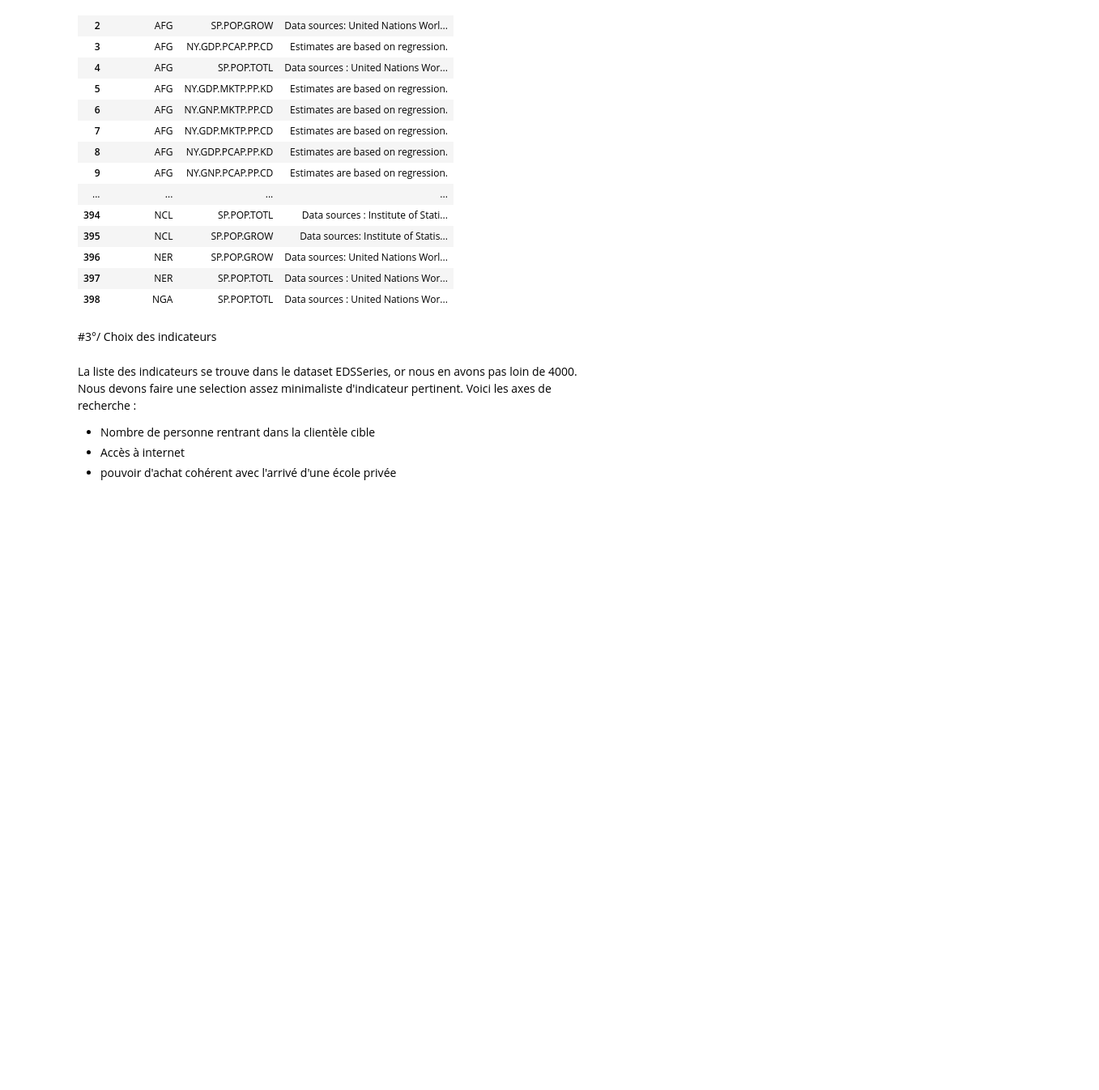
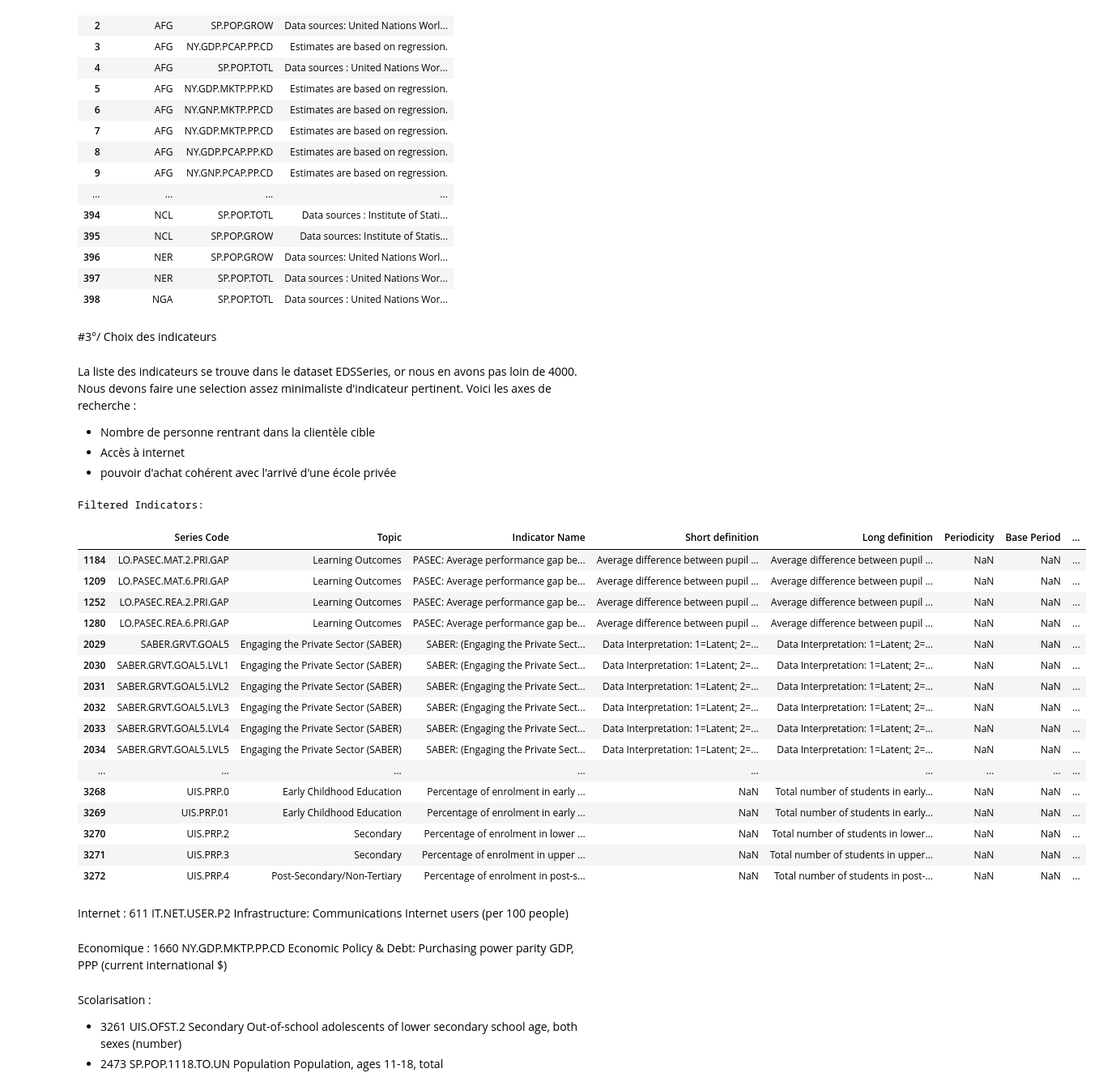
Before and after one commit to bema1015/ProjDataEng, a Jupyter notebook: Projet2/projet2_dev.ipynb, the cells around one changed output. Shown at 81% size. Cells and saved outputs as stored; diff of their text form; code cells hidden in the pictures; blank space fills up the shorter version.

```diff
--- a/Projet2/projet2_dev.ipynb
+++ b/Projet2/projet2_dev.ipynb
@@ -504,3 +504,38 @@ La liste des indicateurs se trouve dans le dataset EDSSeries, or nous en avons p
 - Nombre de personne rentrant dans la clientèle cible
 - Accès à internet
 - pouvoir d'achat cohérent avec l'arrivé d'une école privée
+# %%
+keywords = ['private']
+filtered_indicators = EDSSeries[EDSSeries['Indicator Name'].str.contains('|'.join(keywords), case=False, na=False)]
+
+print("Filtered Indicators:")
+display(filtered_indicators)
+# %% [output]
+Filtered Indicators:
+|  | Series Code | Topic | Indicator Name | Short definition | Long definition | Periodicity | Base Period | ... |
+| 1184 | LO.PASEC.MAT.2.PRI.GAP | Learning Outcomes | PASEC: Average performance gap be... | Average difference between pupil ... | Average difference between pupil ... | NaN | NaN | ... |
+| 1209 | LO.PASEC.MAT.6.PRI.GAP | Learning Outcomes | PASEC: Average performance gap be... | Average difference between pupil ... | Average difference between pupil ... | NaN | NaN | ... |
+| 1252 | LO.PASEC.REA.2.PRI.GAP | Learning Outcomes | PASEC: Average performance gap be... | Average difference between pupil ... | Average difference between pupil ... | NaN | NaN | ... |
+| 1280 | LO.PASEC.REA.6.PRI.GAP | Learning Outcomes | PASEC: Average performance gap be... | Average difference between pupil ... | Average difference between pupil ... | NaN | NaN | ... |
+| 2029 | SABER.GRVT.GOAL5 | Engaging the Private Sector (SABER) | SABER: (Engaging the Private Sect... | Data Interpretation: 1=Latent; 2=... | Data Interpretation: 1=Latent; 2=... | NaN | NaN | ... |
+| 2030 | SABER.GRVT.GOAL5.LVL1 | Engaging the Private Sector (SABER) | SABER: (Engaging the Private Sect... | Data Interpretation: 1=Latent; 2=... | Data Interpretation: 1=Latent; 2=... | NaN | NaN | ... |
+| 2031 | SABER.GRVT.GOAL5.LVL2 | Engaging the Private Sector (SABER) | SABER: (Engaging the Private Sect... | Data Interpretation: 1=Latent; 2=... | Data Interpretation: 1=Latent; 2=... | NaN | NaN | ... |
+| 2032 | SABER.GRVT.GOAL5.LVL3 | Engaging the Private Sector (SABER) | SABER: (Engaging the Private Sect... | Data Interpretation: 1=Latent; 2=... | Data Interpretation: 1=Latent; 2=... | NaN | NaN | ... |
+| 2033 | SABER.GRVT.GOAL5.LVL4 | Engaging the Private Sector (SABER) | SABER: (Engaging the Private Sect... | Data Interpretation: 1=Latent; 2=... | Data Interpretation: 1=Latent; 2=... | NaN | NaN | ... |
+| 2034 | SABER.GRVT.GOAL5.LVL5 | Engaging the Private Sector (SABER) | SABER: (Engaging the Private Sect... | Data Interpretation: 1=Latent; 2=... | Data Interpretation: 1=Latent; 2=... | NaN | NaN | ... |
+| ... | ... | ... | ... | ... | ... | ... | ... | ... |
+| 3268 | UIS.PRP.0 | Early Childhood Education | Percentage of enrolment in early ... | NaN | Total number of students in early... | NaN | NaN | ... |
+| 3269 | UIS.PRP.01 | Early Childhood Education | Percentage of enrolment in early ... | NaN | Total number of students in early... | NaN | NaN | ... |
+| 3270 | UIS.PRP.2 | Secondary | Percentage of enrolment in lower ... | NaN | Total number of students in lower... | NaN | NaN | ... |
+| 3271 | UIS.PRP.3 | Secondary | Percentage of enrolment in upper ... | NaN | Total number of students in upper... | NaN | NaN | ... |
+| 3272 | UIS.PRP.4 | Post-Secondary/Non-Tertiary | Percentage of enrolment in post-s... | NaN | Total number of students in post-... | NaN | NaN | ... |
+# %% [markdown]
+Internet :
+611	IT.NET.USER.P2	Infrastructure: Communications	Internet users (per 100 people)
+# %% [markdown]
+Economique : 1660	NY.GDP.MKTP.PP.CD	Economic Policy & Debt: Purchasing power parity	GDP, PPP (current international $)
+# %% [markdown]
+Scolarisation :
+
+* 3261	UIS.OFST.2	Secondary	Out-of-school adolescents of lower secondary school age, both sexes (number)
+* 2473	SP.POP.1118.TO.UN	Population	Population, ages 11-18, total
```
